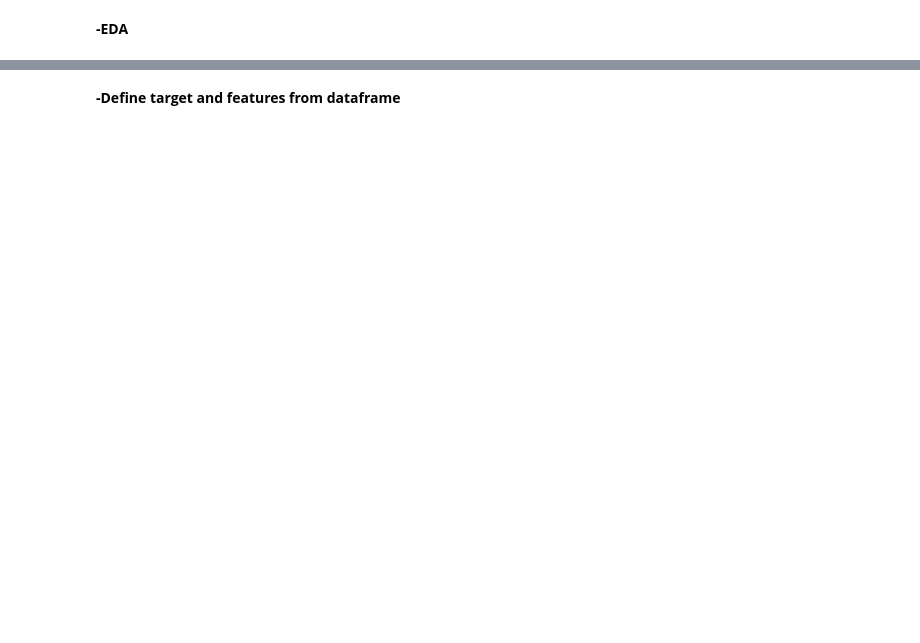
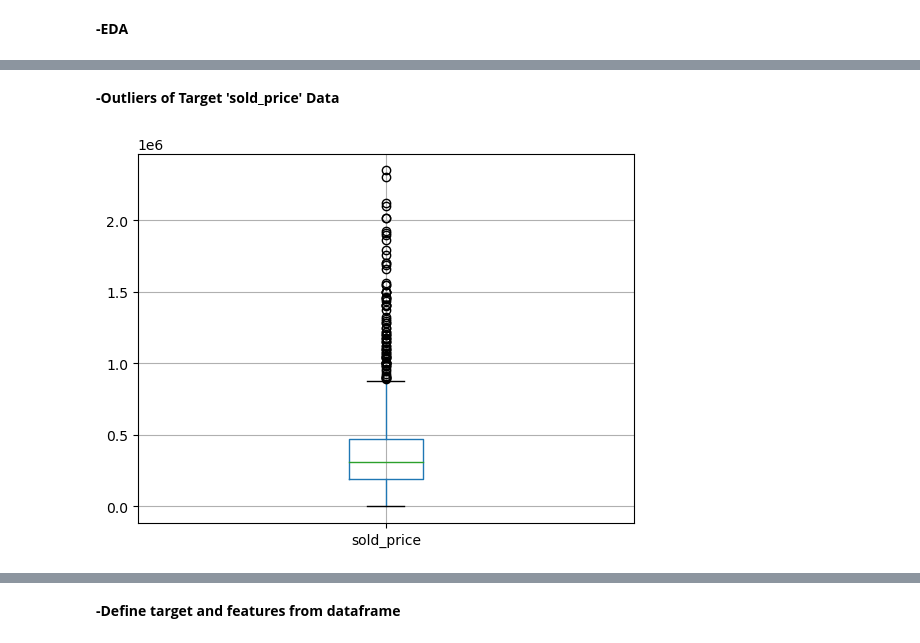
Before and after one commit to tylanoflynn/supervised_learning, a Jupyter notebook: notebooks/EDA.ipynb, the cells around one changed output, grey strips where cells are left out. Saved outputs shown, nothing was run; the diff lists cells and outputs as text; code cells hidden in the pictures; blank space fills up the shorter version.

```diff
--- a/notebooks/EDA.ipynb
+++ b/notebooks/EDA.ipynb
@@ -677,0 +637,8 @@ plt.show()
+# %% [markdown]
+**-Outliers of Target 'sold_price' Data**
+# %%
+df_under_2500000.boxplot(column=['sold_price'])
+plt.show()
+#upper outliers are going to be very problematic if we do not transform and or remove outliers
+# %% [output]
+[figure, added]
```
Also changed, not shown: parts of 64 cells of this notebook.
